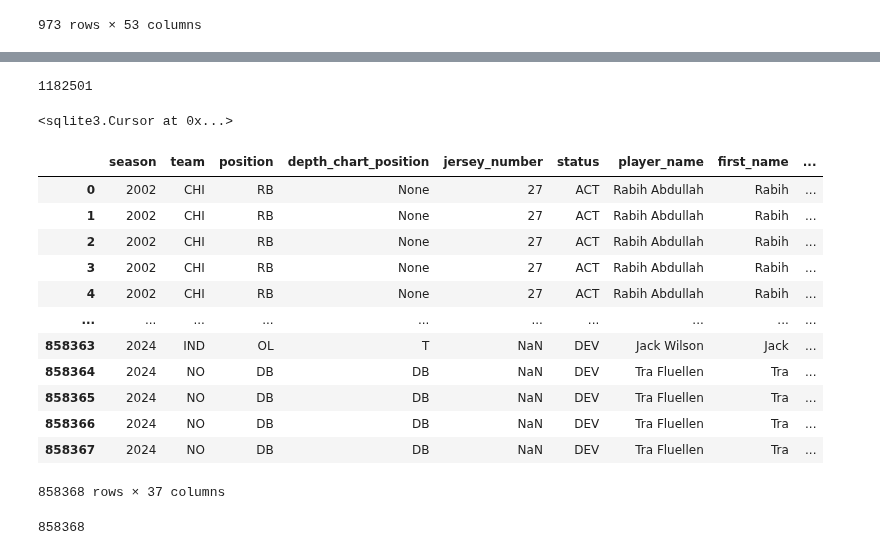
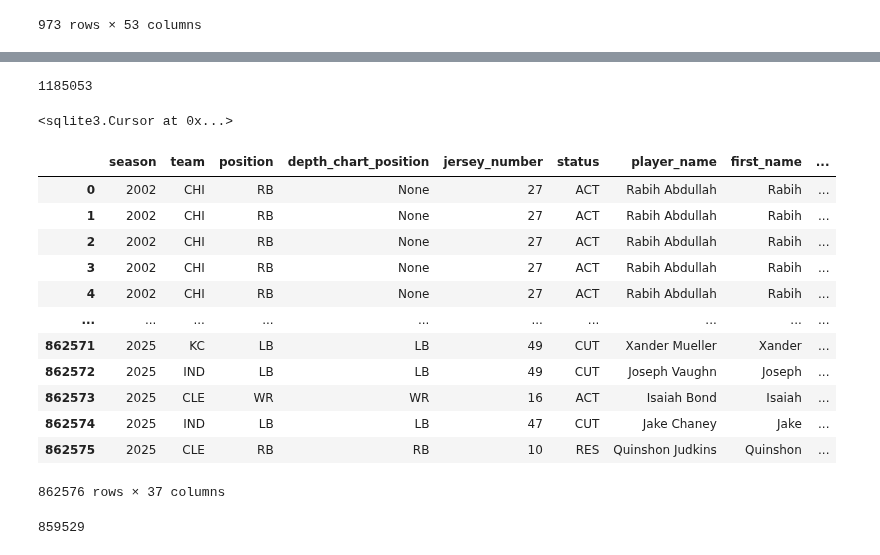
Before and after one commit to sharedw/NFL_sim, a Jupyter notebook: create_database.ipynb, the cells around one changed output, grey strips where cells are left out. Cells and saved outputs as stored; diff of their text form; code cells hidden in the pictures.

```diff
--- a/create_database.ipynb
+++ b/create_database.ipynb
@@ -10 +8,5 @@ years=range(2000,2025)
+# %%
+end_year = 2026
+
+years=range(2000,end_year)
 # %%
@@ -64,33 +57,33 @@ pbp.to_parquet('data/pbp.parquet')
 # %%
 pbp.to_sql('pbp', conn, if_exists='replace', index=False)
 # %% [output]
-1182501
+1185053
 # %%
 conn.execute('create index date_index on pbp(game_date)')
 #conn.execute('create index season_index on pbp(season)')
 # %% [output]
 <sqlite3.Cursor at 0x...>
 # %%
-rosters = nfl.import_weekly_rosters(range(2002,2025))
+rosters = nfl.import_weekly_rosters(range(2002,end_year))
 rosters
 # %% [output]
 |  | season | team | position | depth_chart_position | jersey_number | status | player_name | first_name | ... |
 | 0 | 2002 | CHI | RB | None | 27 | ACT | Rabih Abdullah | Rabih | ... |
 | 1 | 2002 | CHI | RB | None | 27 | ACT | Rabih Abdullah | Rabih | ... |
 | 2 | 2002 | CHI | RB | None | 27 | ACT | Rabih Abdullah | Rabih | ... |
 | 3 | 2002 | CHI | RB | None | 27 | ACT | Rabih Abdullah | Rabih | ... |
 | 4 | 2002 | CHI | RB | None | 27 | ACT | Rabih Abdullah | Rabih | ... |
 | ... | ... | ... | ... | ... | ... | ... | ... | ... | ... |
-| 858363 | 2024 | IND | OL | T | NaN | DEV | Jack Wilson | Jack | ... |
-| 858364 | 2024 | NO | DB | DB | NaN | DEV | Tra Fluellen | Tra | ... |
-| 858365 | 2024 | NO | DB | DB | NaN | DEV | Tra Fluellen | Tra | ... |
-| 858366 | 2024 | NO | DB | DB | NaN | DEV | Tra Fluellen | Tra | ... |
-| 858367 | 2024 | NO | DB | DB | NaN | DEV | Tra Fluellen | Tra | ... |
+| 862571 | 2025 | KC | LB | LB | 49 | CUT | Xander Mueller | Xander | ... |
+| 862572 | 2025 | IND | LB | LB | 49 | CUT | Joseph Vaughn | Joseph | ... |
+| 862573 | 2025 | CLE | WR | WR | 16 | ACT | Isaiah Bond | Isaiah | ... |
+| 862574 | 2025 | IND | LB | LB | 47 | CUT | Jake Chaney | Jake | ... |
+| 862575 | 2025 | CLE | RB | RB | 10 | RES | Quinshon Judkins | Quinshon | ... |
-858368 rows × 37 columns
+862576 rows × 37 columns
 # %%
 rosters.to_sql('rosters', conn, if_exists='replace', index=False)
 # %% [output]
-858368
+859529
 # %%
 ids = nfl.import_ids()
 # %%
```
Also changed, not shown: parts of 8 cells of this notebook, 9 other files.
